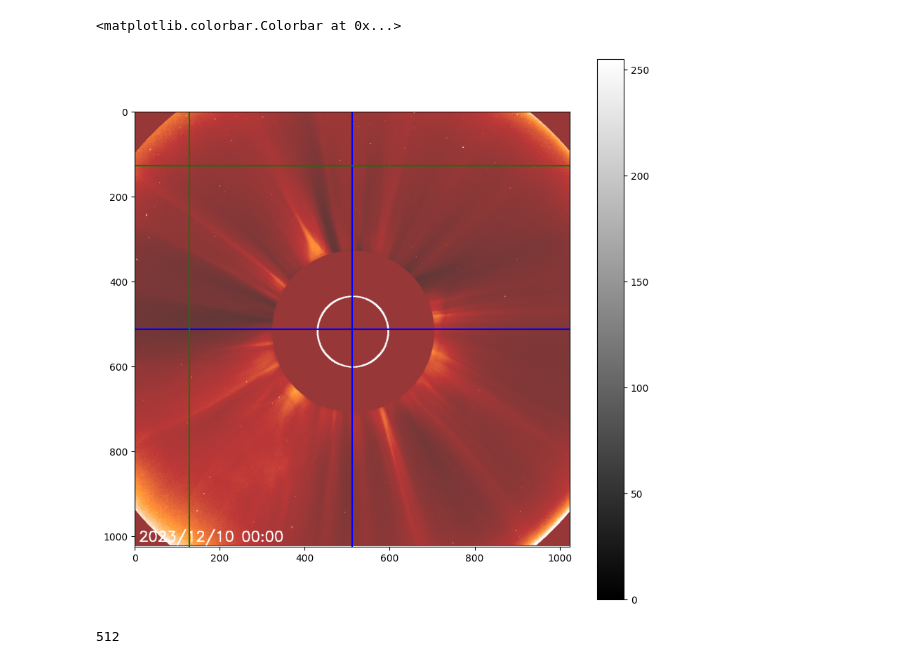
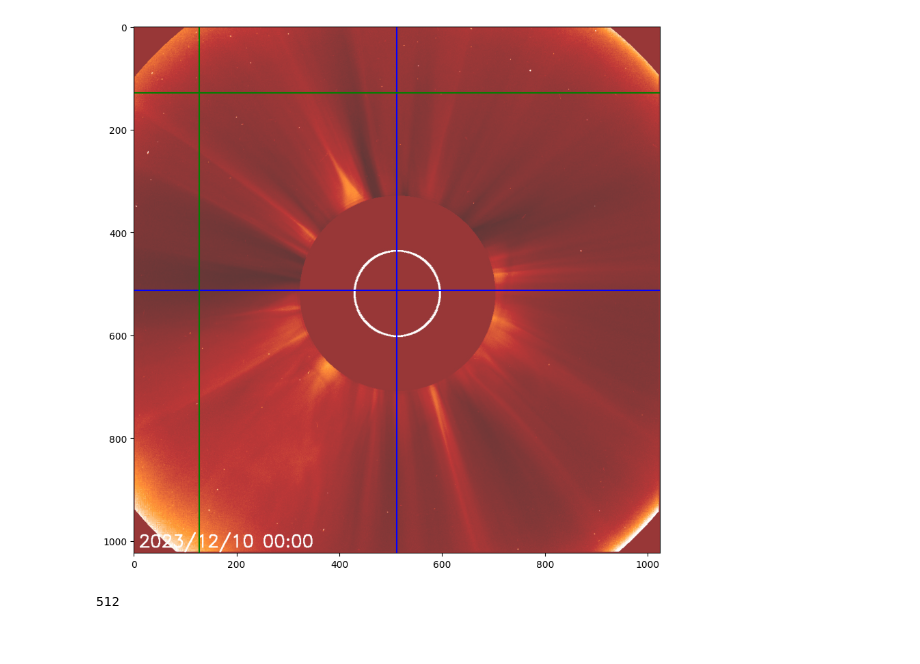
Before and after one commit to artkra/gecko, a Jupyter notebook: poc.ipynb, the cells around one changed output. Cells and saved outputs as stored; diff of their text form; code cells hidden in the pictures.

Commit message:
Edited image loader utility

```diff
--- a/poc.ipynb
+++ b/poc.ipynb
@@ -51,15 +43,13 @@ img = np.asarray(img_pil)
 # %%
 fig, ax = plt.subplots(figsize=(10, 10), sharex=True, sharey=True)
 ax.axhline(2<<8, color='blue')
 ax.axvline(2<<8, color='blue')
 ax.axhline(2<<6, color='green')
 ax.axvline(2<<6, color='green')
 
 imgplot = plt.imshow(img, cmap='gray')
-plt.colorbar()
 # %% [output]
-<matplotlib.colorbar.Colorbar at 0x...>
-[figure, old version]
+[figure, new version]
 # %%
 2<<8
 # %% [output]
```
Also changed, not shown: parts of 9 cells of this notebook, 3 other files.
